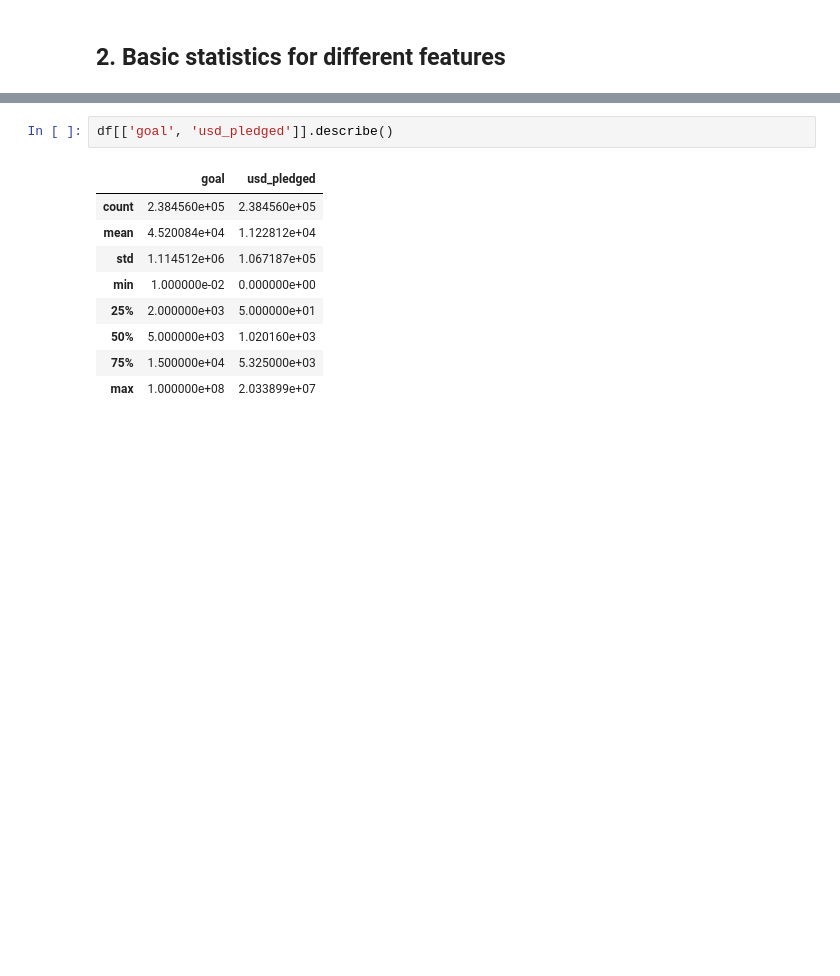
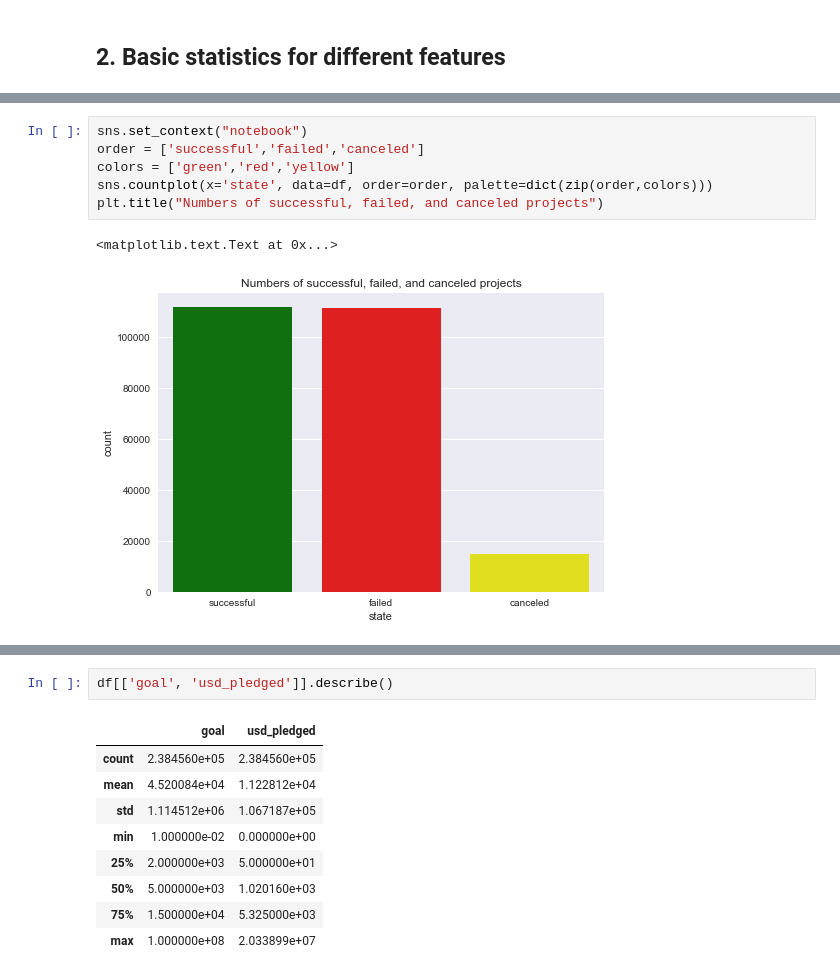
Before and after one commit to vlcekl/ds-crowdfunding, a Jupyter notebook: notebooks/st_kickstart.ipynb, the cells around one changed output, grey strips where cells are left out. Cells and saved outputs as stored; diff of their text form; blank space fills up the shorter version.

```diff
--- a/notebooks/st_kickstart.ipynb
+++ b/notebooks/st_kickstart.ipynb
@@ -56,0 +87,9 @@ sns.countplot(x='state', data=df)
+# %%
+sns.set_context("notebook")
+order = ['successful','failed','canceled']
+colors = ['green','red','yellow']
+sns.countplot(x='state', data=df, order=order, palette=dict(zip(order,colors)))
+plt.title("Numbers of successful, failed, and canceled projects")
+# %% [output]
+<matplotlib.text.Text at 0x...>
+[figure, added]
```
Also changed, not shown: parts of 71 cells of this notebook.
